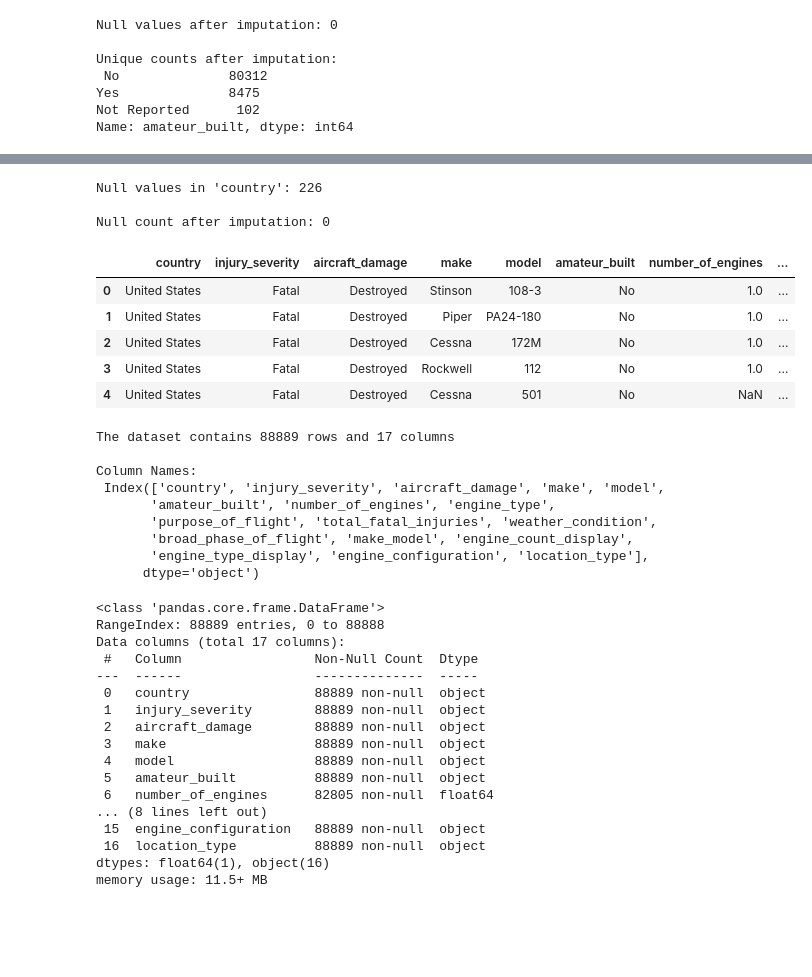
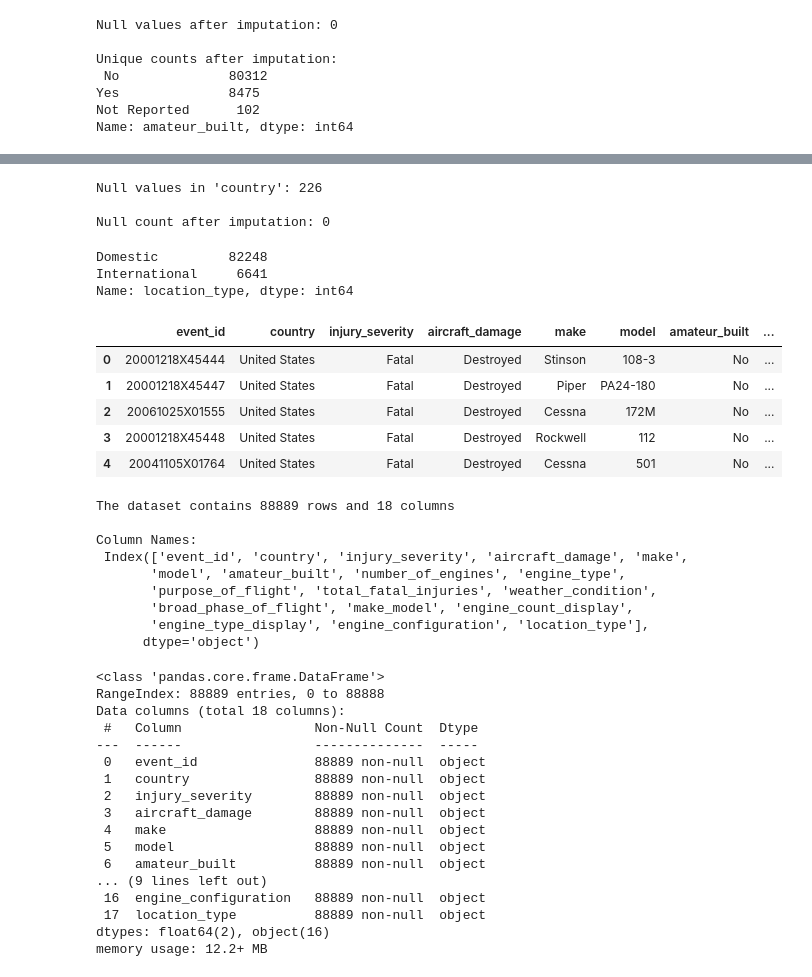
Before and after one commit to Vain-Guy/Capstone-Project-Moringa, a Jupyter notebook: notebook.ipynb, the cells around one changed output, grey strips where cells are left out. Drawn from its saved outputs; the diff is of its cells as text; code cells hidden in the pictures; blank space fills up the shorter version.

Commit message:
Final Cleaning. Saved cleaned and archived dataset.

```diff
--- a/notebook.ipynb
+++ b/notebook.ipynb
@@ -838,5 +972,5 @@ Unique values in 'total_fatal_injuries':
 # %%
-# ==================== [12. country] ====================
+# ==================== [11. country] ====================
 
 # Check null counts
 print("Null values in 'country':", aviation_data['country'].isna().sum())
@@ -851,9 +985,13 @@ print("\nNull count after imputation:", aviation_data['country'].isna().sum())
 
 # Flag country as either domestic or international.
 # Since this dataset is largely US based, the domestica country will be 'United States'. All else will be 'International'
-domestic_country = 'Unite States'
+domestic_country = 'United States'
 aviation_data['location_type'] = aviation_data['country'].apply(lambda x: 'Domestic' if x == domestic_country else 'International')
+aviation_data['location_type'].value_counts()
 # %% [output]
 Null values in 'country': 226
 
 Null count after imputation: 0
+Domestic         82248
+International     6641
+Name: location_type, dtype: int64
@@ -900,16 +1030,16 @@ archived_df.to_csv("ArchivedAviationData.csv", index = False)
 # %%
 # ==================== [Load cleaned dataset and confirm it's readiness for analysis] ===================
 
-aviation_df = pd.read_csv(r'Data\CleanedAviationData.csv', encoding = 'ISO-8859-1')
+aviation_df = pd.read_csv(r'CleanedAviationData.csv', encoding = 'ISO-8859-1')
 
 aviation_df.head()
 # %% [output]
-|  | country | injury_severity | aircraft_damage | make | model | amateur_built | number_of_engines | ... |
-| 0 | United States | Fatal | Destroyed | Stinson | 108-3 | No | 1.0 | ... |
-| 1 | United States | Fatal | Destroyed | Piper | PA24-180 | No | 1.0 | ... |
-| 2 | United States | Fatal | Destroyed | Cessna | 172M | No | 1.0 | ... |
-| 3 | United States | Fatal | Destroyed | Rockwell | 112 | No | 1.0 | ... |
-| 4 | United States | Fatal | Destroyed | Cessna | 501 | No | NaN | ... |
+|  | event_id | country | injury_severity | aircraft_damage | make | model | amateur_built | ... |
+| 0 | 20001218X45444 | United States | Fatal | Destroyed | Stinson | 108-3 | No | ... |
+| 1 | 20001218X45447 | United States | Fatal | Destroyed | Piper | PA24-180 | No | ... |
+| 2 | 20061025X01555 | United States | Fatal | Destroyed | Cessna | 172M | No | ... |
+| 3 | 20001218X45448 | United States | Fatal | Destroyed | Rockwell | 112 | No | ... |
+| 4 | 20041105X01764 | United States | Fatal | Destroyed | Cessna | 501 | No | ... |
 # %%
 # ==================== [IDE - Initial Data Exploration] ====================
 
@@ -919,11 +1049,11 @@ print(f"The dataset contains {aviation_df.shape[0]} rows and {aviation_df.shape[
 # Print column names to check for standardization/renaming needs
 print("Column Names:\n", aviation_df.columns, "\n")
 # %% [output]
-The dataset contains 88889 rows and 17 columns
+The dataset contains 88889 rows and 18 columns
 
 Column Names:
- Index(['country', 'injury_severity', 'aircraft_damage', 'make', 'model',
-       'amateur_built', 'number_of_engines', 'engine_type',
+ Index(['event_id', 'country', 'injury_severity', 'aircraft_damage', 'make',
+       'model', 'amateur_built', 'number_of_engines', 'engine_type',
        'purpose_of_flight', 'total_fatal_injuries', 'weather_condition',
        'broad_phase_of_flight', 'make_model', 'engine_count_display',
        'engine_type_display', 'engine_configuration', 'location_type'],
@@ -934,18 +1064,18 @@ aviation_df.info()
 # %% [output]
 <class 'pandas.core.frame.DataFrame'>
 RangeIndex: 88889 entries, 0 to 88888
-Data columns (total 17 columns):
+Data columns (total 18 columns):
  #   Column                 Non-Null Count  Dtype
 ---  ------                 --------------  -----
- 0   country                88889 non-null  object
- 1   injury_severity        88889 non-null  object
- 2   aircraft_damage        88889 non-null  object
- 3   make                   88889 non-null  object
- 4   model                  88889 non-null  object
- 5   amateur_built          88889 non-null  object
- 6   number_of_engines      82805 non-null  float64
-... (8 lines left out)
- 15  engine_configuration   88889 non-null  object
- 16  location_type          88889 non-null  object
-dtypes: float64(1), object(16)
-memory usage: 11.5+ MB
+ 0   event_id               88889 non-null  object
+ 1   country                88889 non-null  object
+ 2   injury_severity        88889 non-null  object
+ 3   aircraft_damage        88889 non-null  object
+ 4   make                   88889 non-null  object
+ 5   model                  88889 non-null  object
+ 6   amateur_built          88889 non-null  object
+... (9 lines left out)
+ 16  engine_configuration   88889 non-null  object
+ 17  location_type          88889 non-null  object
+dtypes: float64(2), object(16)
+memory usage: 12.2+ MB
```
Also changed, not shown: parts of 39 cells of this notebook, 4 other files.
